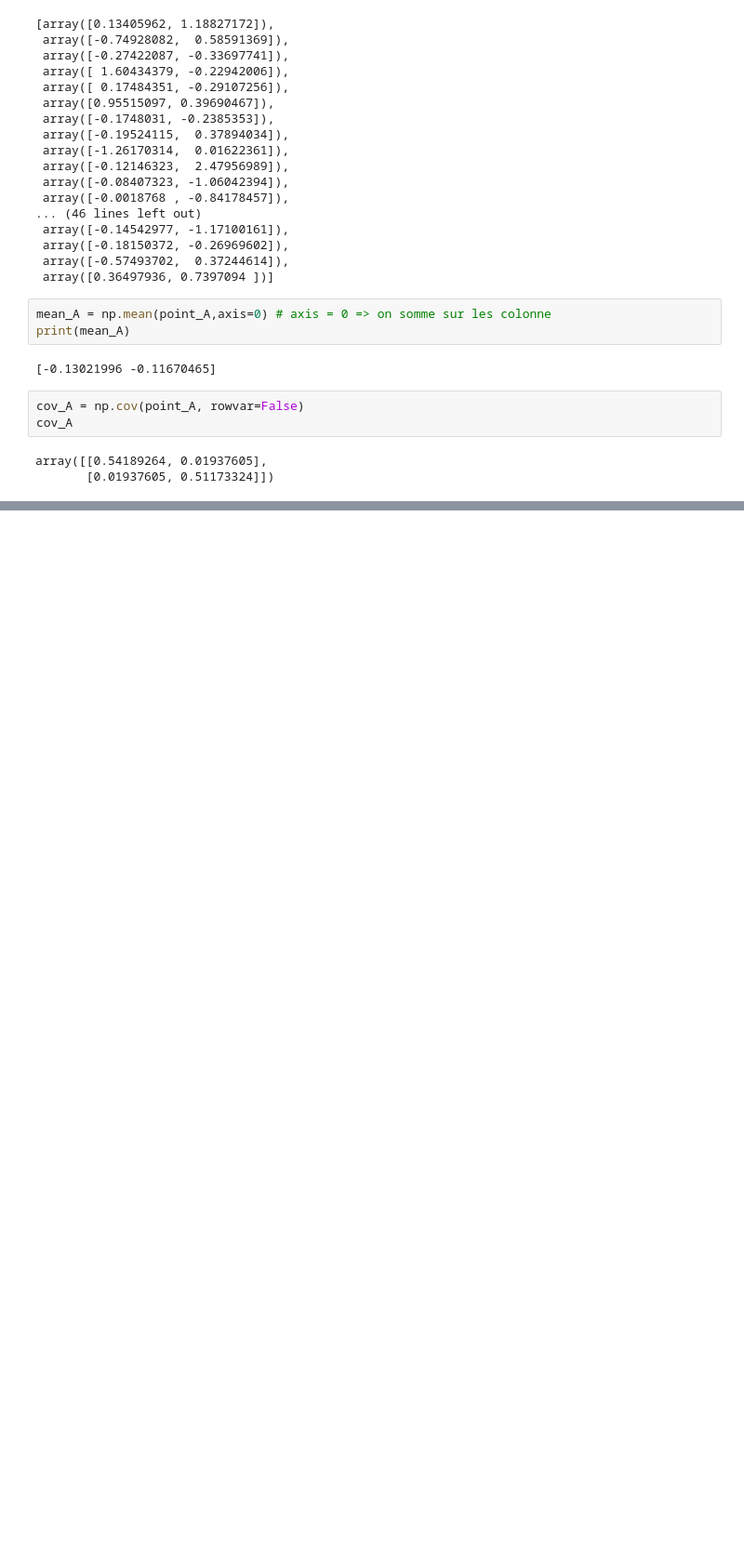
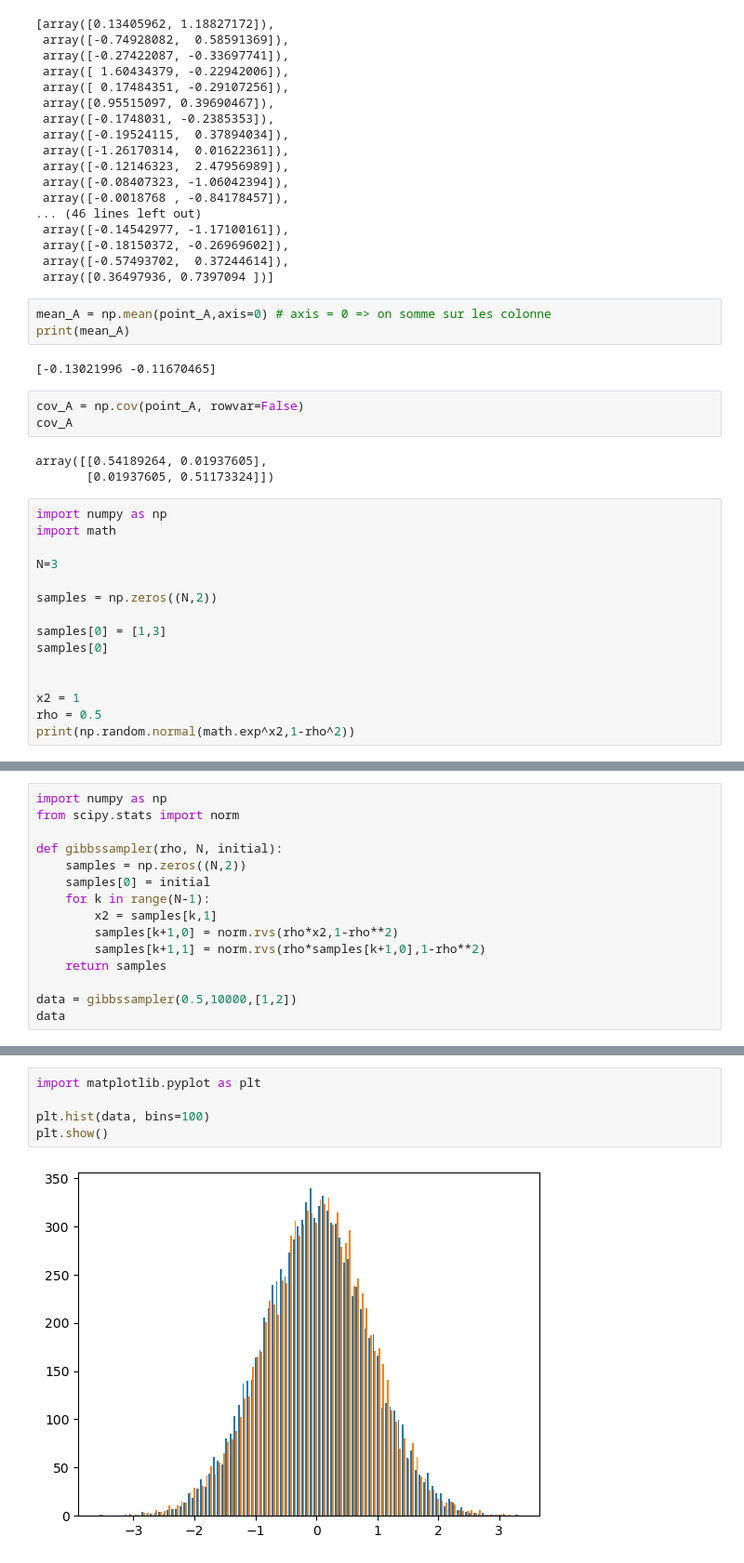
Before and after one commit to tgarnier067/Monte-Carlo-ENSAE, a Jupyter notebook: Exercice_RANDU.ipynb, the cells around one changed output, grey strips where cells are left out. Shown at 93% size. Drawn from its saved outputs; the diff is of its cells as text; blank space fills up the shorter version.

```diff
--- a/Exercice_RANDU.ipynb
+++ b/Exercice_RANDU.ipynb
@@ -183,3 +183,18 @@ cov_A
 # %% [output]
 array([[0.54189264, 0.01937605],
        [0.01937605, 0.51173324]])
+# %%
+import numpy as np
+import math
+
+N=3
+
+samples = np.zeros((N,2))
+
+samples[0] = [1,3]
+samples[0]
+
+
+x2 = 1
+rho = 0.5
+print(np.random.normal(math.exp^x2,1-rho^2))
@@ -185,0 +205,15 @@ array([[0.54189264, 0.01937605],
+# %%
+import numpy as np
+from scipy.stats import norm
+
+def gibbssampler(rho, N, initial):
+    samples = np.zeros((N,2))
+    samples[0] = initial
+    for k in range(N-1):
+        x2 = samples[k,1]
+        samples[k+1,0] = norm.rvs(rho*x2,1-rho**2)
+        samples[k+1,1] = norm.rvs(rho*samples[k+1,0],1-rho**2)
+    return samples
+
+data = gibbssampler(0.5,10000,[1,2])
+data
@@ -185,0 +228,7 @@ array([[0.54189264, 0.01937605],
+# %%
+import matplotlib.pyplot as plt
+
+plt.hist(data, bins=100)
+plt.show()
+# %% [output]
+[figure, added]
```
Also changed, not shown: parts of 10 cells of this notebook.
